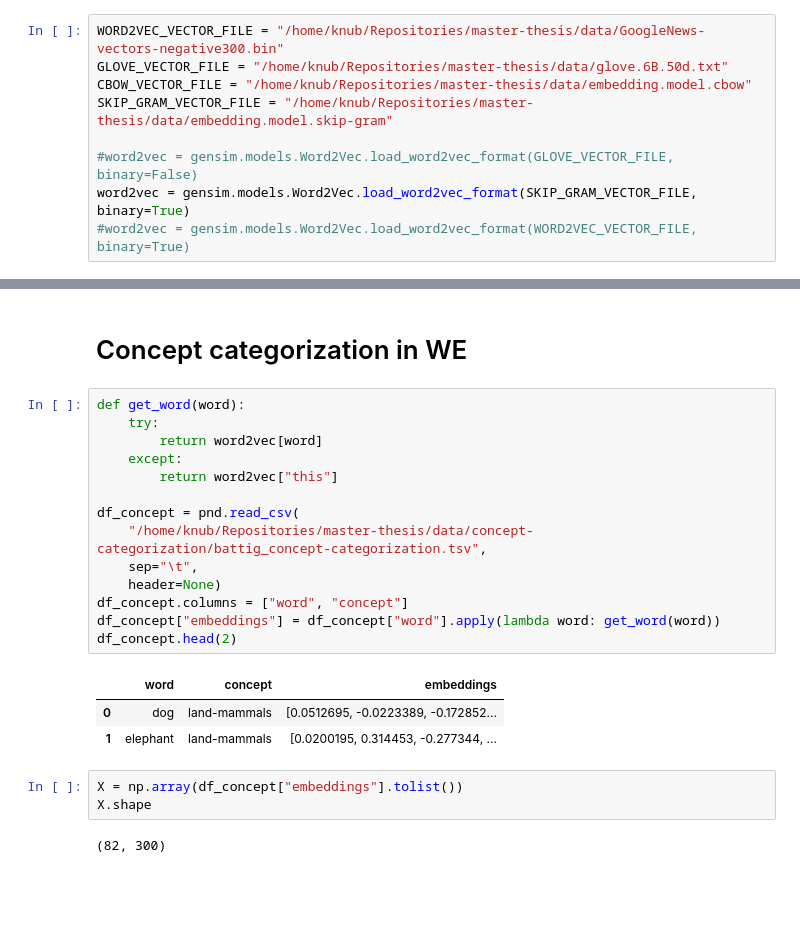
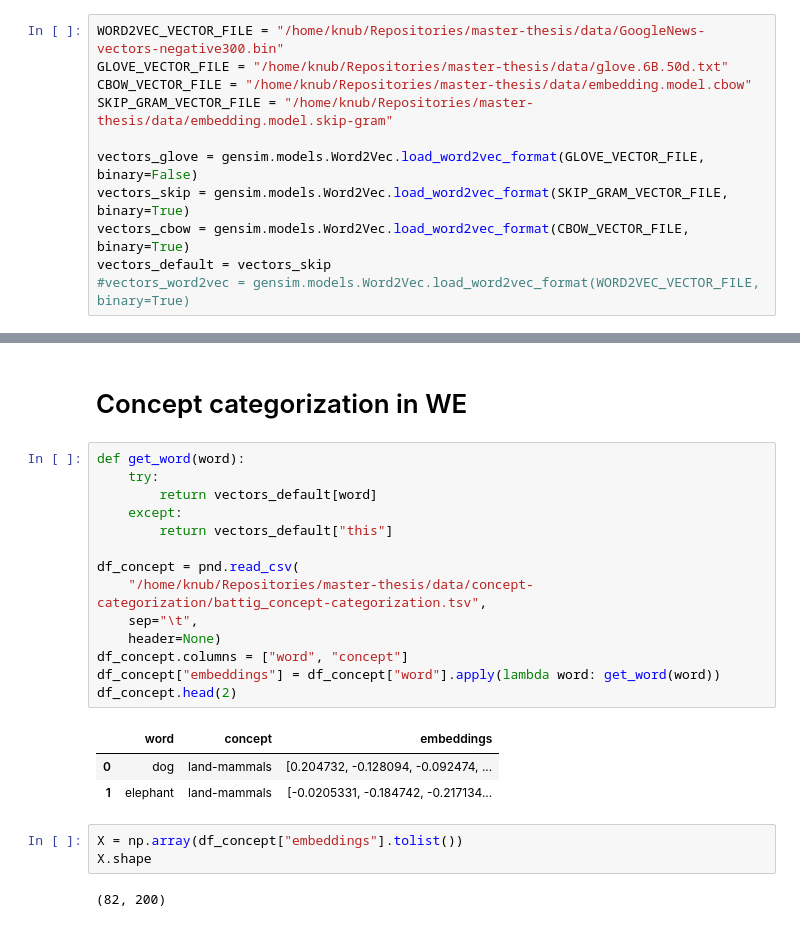
Before and after one commit to knub/master-thesis, a Jupyter notebook: notebooks/Initial Experiments.ipynb, the cells around one changed output, grey strips where cells are left out. Cells and saved outputs as stored; diff of their text form; blank space fills up the shorter version.

```diff
--- a/notebooks/Initial Experiments.ipynb
+++ b/notebooks/Initial Experiments.ipynb
@@ -125,7 +83,9 @@ GLOVE_VECTOR_FILE = "/home/knub/Repositories/master-thesis/data/glove.6B.50d.txt
 CBOW_VECTOR_FILE = "/home/knub/Repositories/master-thesis/data/embedding.model.cbow"
 SKIP_GRAM_VECTOR_FILE = "/home/knub/Repositories/master-thesis/data/embedding.model.skip-gram"
 
-#word2vec = gensim.models.Word2Vec.load_word2vec_format(GLOVE_VECTOR_FILE, binary=False)
-word2vec = gensim.models.Word2Vec.load_word2vec_format(SKIP_GRAM_VECTOR_FILE, binary=True)
-#word2vec = gensim.models.Word2Vec.load_word2vec_format(WORD2VEC_VECTOR_FILE, binary=True)
+vectors_glove = gensim.models.Word2Vec.load_word2vec_format(GLOVE_VECTOR_FILE, binary=False)
+vectors_skip = gensim.models.Word2Vec.load_word2vec_format(SKIP_GRAM_VECTOR_FILE, binary=True)
+vectors_cbow = gensim.models.Word2Vec.load_word2vec_format(CBOW_VECTOR_FILE, binary=True)
+vectors_default = vectors_skip
+#vectors_word2vec = gensim.models.Word2Vec.load_word2vec_format(WORD2VEC_VECTOR_FILE, binary=True)
 # %%
@@ -330,26 +294,26 @@ show_highest_similar_topics(10)
 # %%
 def get_word(word):
     try:
-        return word2vec[word]
+        return vectors_default[word]
     except:
-        return word2vec["this"]
+        return vectors_default["this"]
 
 df_concept = pnd.read_csv(
     "/home/knub/Repositories/master-thesis/data/concept-categorization/battig_concept-categorization.tsv",
     sep="\t",
     header=None)
 df_concept.columns = ["word", "concept"]
 df_concept["embeddings"] = df_concept["word"].apply(lambda word: get_word(word))
 df_concept.head(2)
 # %% [output]
 |  | word | concept | embeddings |
-| 0 | dog | land-mammals | [0.0512695, -0.0223389, -0.172852... |
-| 1 | elephant | land-mammals | [0.0200195, 0.314453, -0.277344, ... |
+| 0 | dog | land-mammals | [0.204732, -0.128094, -0.092474, ... |
+| 1 | elephant | land-mammals | [-0.0205331, -0.184742, -0.217134... |
 # %%
 X = np.array(df_concept["embeddings"].tolist())
 X.shape
 # %% [output]
-(82, 300)
+(82, 200)
 # %%
 # http://stats.stackexchange.com/questions/95731/how-to-calculate-purity
 def single_cluster_purity(df_tmp):
```
Also changed, not shown: parts of 10 cells of this notebook.
